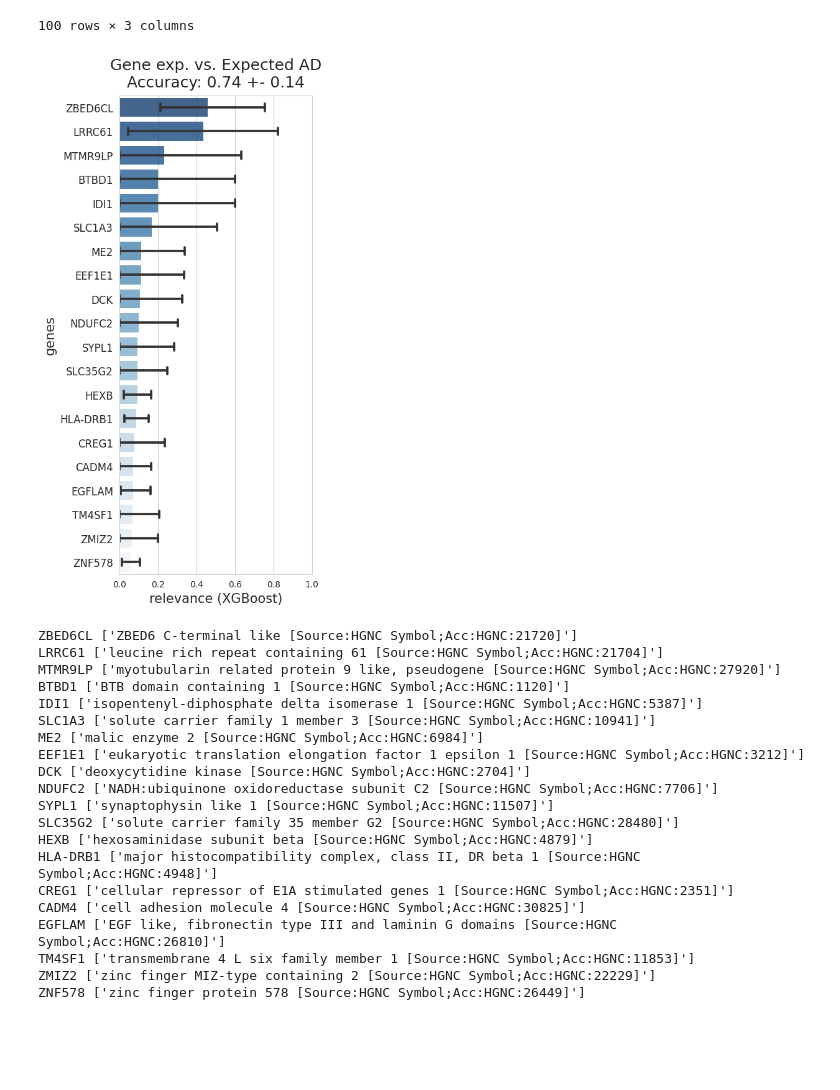
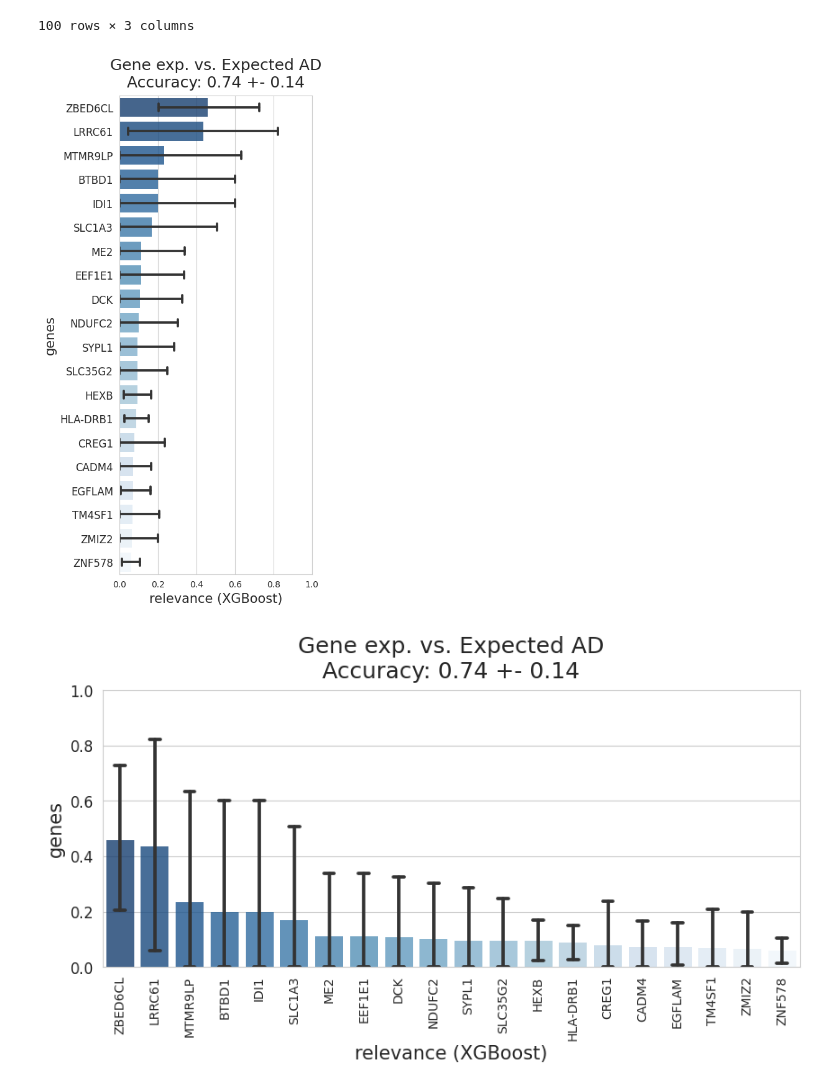
Before and after one commit to pietrobarbiero/gods21, a Jupyter notebook: experiments/paris/correlations.ipynb, the cells around one changed output. Saved outputs shown, nothing was run; the diff lists cells and outputs as text; code cells hidden in the pictures; blank space fills up the shorter version.

```diff
--- a/experiments/paris/correlations.ipynb
+++ b/experiments/paris/correlations.ipynb
@@ -76,6 +76,8 @@ ENSG00000261338 ['novel transcript, overlapping to ARPC2 and GPBAR1']
 MIR4458HG ['MIR4458 host gene [Source:HGNC Symbol;Acc:HGNC:49008]']
 COMT ['catechol-O-methyltransferase [Source:HGNC Symbol;Acc:HGNC:2228]']
 EGFLAM ['EGF like, fibronectin type III and laminin G domains [Source:HGNC Symbol;Acc:HGNC:26810]']
+# %%
+x = x.values
 # %%
 accuracy = []
 feature_importance = []
@@ -156,28 +158,30 @@ plt.xlim([0, 1])
 plt.savefig('xgboost_importance.png',dpi = 400, bbox_inches='tight')
 plt.show()
 # %% [output]
-[figure, old version]
+[figure, new version]
+# %%
+plt.figure(figsize=[10, 4])
+plt.title(f"Gene exp. vs. Expected AD\nAccuracy: {np.mean(accuracy):.2f} +- {np.std(accuracy):.2f}", fontsize=18, pad=10)
+sns.barplot(
+    data=results, y="relevance", x="gene",
+    errorbar=("ci", 95),
+    capsize=.3,
+    errcolor="0.2",
+    linewidth=0,
+    edgecolor=".5",
+#     facecolor=(0, 0, 0, 0),
+    palette="Blues_r",
+    alpha=0.8,
+)
+plt.yticks(fontsize=12)
+plt.xticks(rotation=90)
+plt.xlabel("relevance (XGBoost)", fontsize=15)
+plt.ylabel('genes', fontsize=15)
+plt.ylim([0, 1])
+plt.savefig('xgboost_importance.png',dpi = 400, bbox_inches='tight')
+plt.show()
+# %% [output]
+[figure, added]
 # %%
 for gene_name in genes_ss:
     print(gene_name, gene_description.loc[gene_name].values)
-# %% [output]
-ZBED6CL ['ZBED6 C-terminal like [Source:HGNC Symbol;Acc:HGNC:21720]']
-LRRC61 ['leucine rich repeat containing 61 [Source:HGNC Symbol;Acc:HGNC:21704]']
-MTMR9LP ['myotubularin related protein 9 like, pseudogene [Source:HGNC Symbol;Acc:HGNC:27920]']
-BTBD1 ['BTB domain containing 1 [Source:HGNC Symbol;Acc:HGNC:1120]']
-IDI1 ['isopentenyl-diphosphate delta isomerase 1 [Source:HGNC Symbol;Acc:HGNC:5387]']
-SLC1A3 ['solute carrier family 1 member 3 [Source:HGNC Symbol;Acc:HGNC:10941]']
-ME2 ['malic enzyme 2 [Source:HGNC Symbol;Acc:HGNC:6984]']
-EEF1E1 ['eukaryotic translation elongation factor 1 epsilon 1 [Source:HGNC Symbol;Acc:HGNC:3212]']
-DCK ['deoxycytidine kinase [Source:HGNC Symbol;Acc:HGNC:2704]']
-NDUFC2 ['NADH:ubiquinone oxidoreductase subunit C2 [Source:HGNC Symbol;Acc:HGNC:7706]']
-SYPL1 ['synaptophysin like 1 [Source:HGNC Symbol;Acc:HGNC:11507]']
-SLC35G2 ['solute carrier family 35 member G2 [Source:HGNC Symbol;Acc:HGNC:28480]']
-HEXB ['hexosaminidase subunit beta [Source:HGNC Symbol;Acc:HGNC:4879]']
-HLA-DRB1 ['major histocompatibility complex, class II, DR beta 1 [Source:HGNC Symbol;Acc:HGNC:4948]']
-CREG1 ['cellular repressor of E1A stimulated genes 1 [Source:HGNC Symbol;Acc:HGNC:2351]']
-CADM4 ['cell adhesion molecule 4 [Source:HGNC Symbol;Acc:HGNC:30825]']
-EGFLAM ['EGF like, fibronectin type III and laminin G domains [Source:HGNC Symbol;Acc:HGNC:26810]']
-TM4SF1 ['transmembrane 4 L six family member 1 [Source:HGNC Symbol;Acc:HGNC:11853]']
-ZMIZ2 ['zinc finger MIZ-type containing 2 [Source:HGNC Symbol;Acc:HGNC:22229]']
-ZNF578 ['zinc finger protein 578 [Source:HGNC Symbol;Acc:HGNC:26449]']
```
Also changed, not shown: 2 other files.
